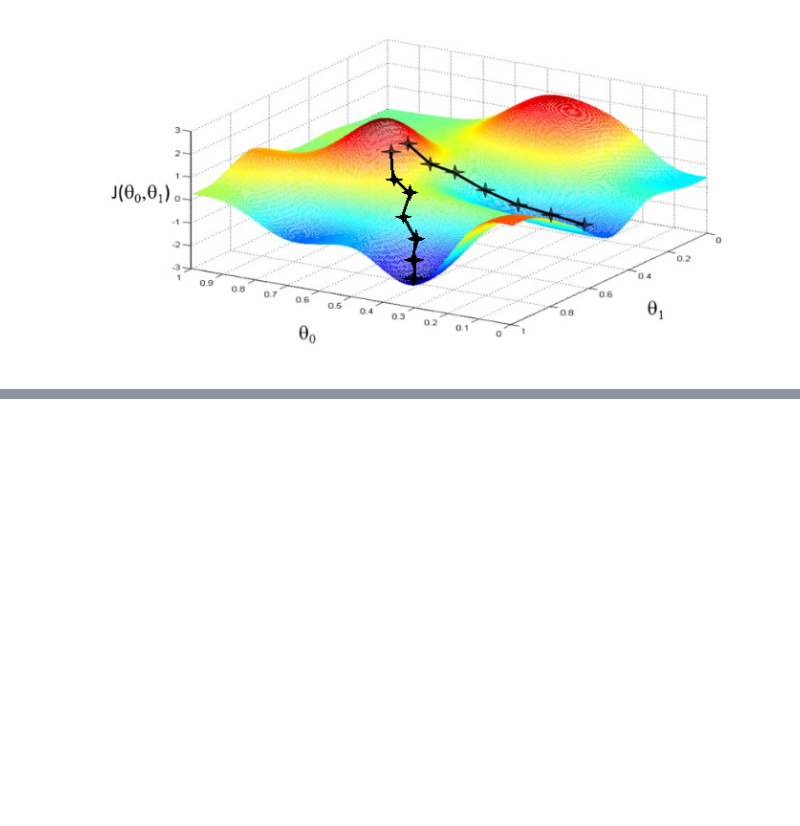
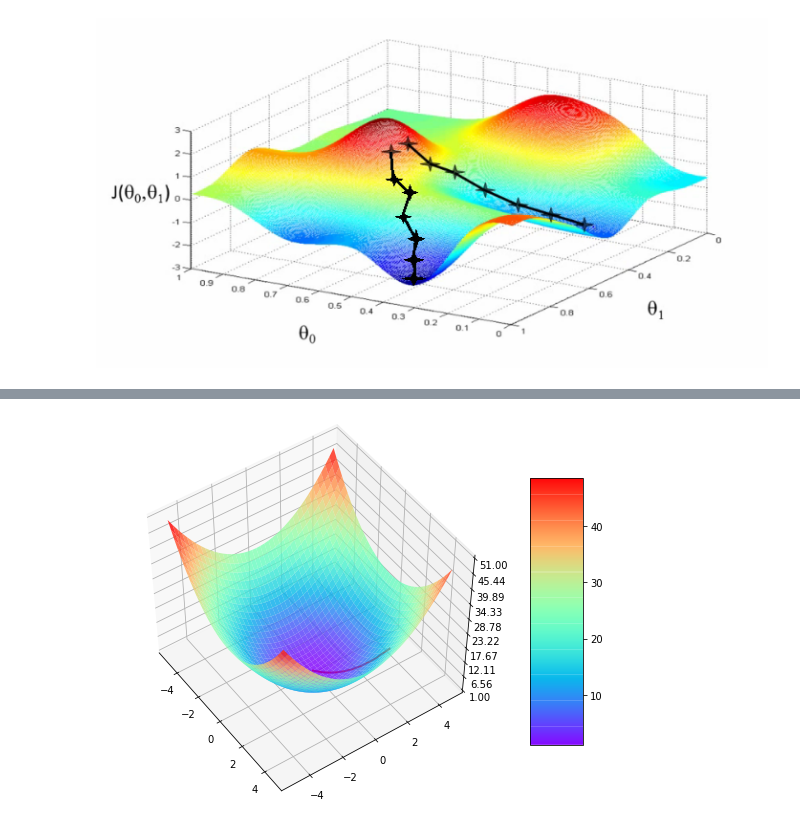
Before and after one commit to Ravinder-Kumar-M/Gradient-Descent-Algorithum, a Jupyter notebook: Gradient_Descent_Algorithum.ipynb, the cells around one changed output, grey strips where cells are left out. Drawn from its saved outputs; the diff is of its cells as text; code cells hidden in the pictures; blank space fills up the shorter version.

```diff
--- a/Gradient_Descent_Algorithum.ipynb
+++ b/Gradient_Descent_Algorithum.ipynb
@@ -216,0 +221,3 @@ array([-3.01143616,  6.72279107, -4.14655271,  2.91878012, -6.76300996,
+# %%
+fig_size = [9,7]
+rcParams["figure.figsize"] = fig_size
@@ -216,0 +257,36 @@ array([-3.01143616,  6.72279107, -4.14655271,  2.91878012, -6.76300996,
+# %%
+def multi_deriv(pre_xy):
+ return multiply(pre_xy, 2)
+
+def check(diff, eclip):
+  bol = diff<eclip
+
+  if bol[0] and bol[1]:
+    return False
+  else:
+    return True
+# %%
+def multi_grad_descent(multi_deriv, pre_xy, learning_rate):
+  eclip = array([0.001, 0.001])
+  iterations = 1
+
+  next_xy = pre_xy - learning_rate* multi_deriv(pre_xy)
+  x = array([])
+  y = array([])
+
+  x = append(x, next_xy[0])
+  y = append(y, next_xy[1])
+
+  while check(abs(next_xy-pre_xy), eclip):
+    pre_xy = next_xy
+
+    next_xy = pre_xy - learning_rate* multi_deriv(pre_xy)
+    x = append(x, next_xy[0])
+    y = append(y, next_xy[1])
+
+    iterations += 1
+
+
+  return [x,y], iterations, next_xy
+# %%
+multi_grad = multi_grad_descent(multi_deriv, array([4,3]), 0.1)
@@ -216,0 +310,4 @@ array([-3.01143616,  6.72279107, -4.14655271,  2.91878012, -6.76300996,
+# %%
+draw_surface([X, Y], multi_grad[0])
+# %% [output]
+[figure, added]
```
Also changed, not shown: parts of 3 cells of this notebook.
